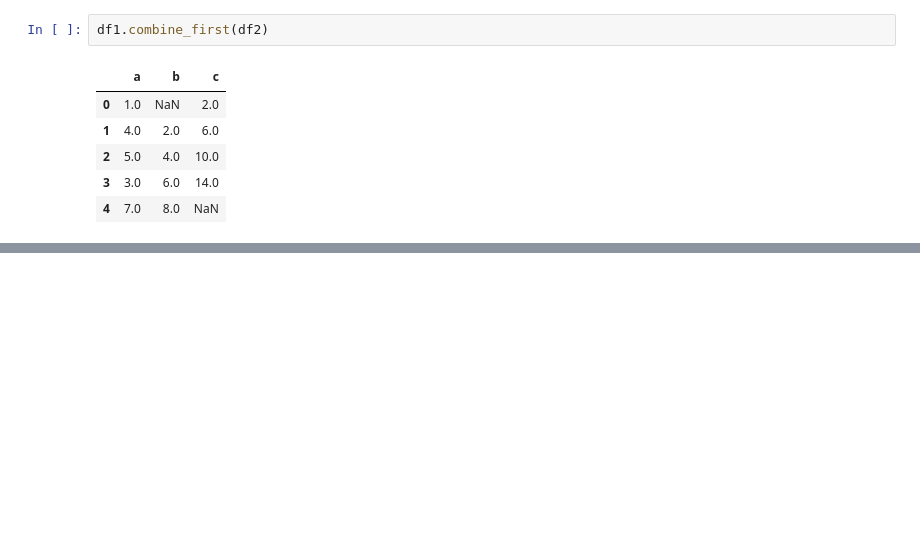
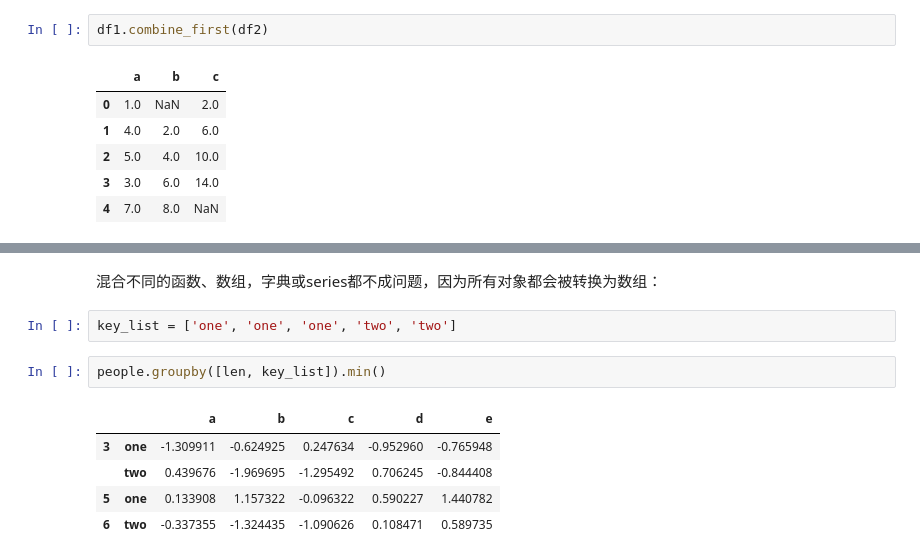
Before and after one commit to zzhhoubin/pydata, a Jupyter notebook: pandas.ipynb, the cells around one changed output, grey strips where cells are left out. Drawn from its saved outputs; the diff is of its cells as text; blank space fills up the shorter version.

```diff
--- a/pandas.ipynb
+++ b/pandas.ipynb
@@ -2030,0 +2263,12 @@ df1.combine_first(df2)
+# %% [markdown]
+混合不同的函数、数组，字典或series都不成问题，因为所有对象都会被转换为数组：
+# %%
+key_list = ['one', 'one', 'one', 'two', 'two']
+# %%
+people.groupby([len, key_list]).min()
+# %% [output]
+|  |  | a | b | c | d | e |
+| 3 | one | -1.309911 | -0.624925 | 0.247634 | -0.952960 | -0.765948 |
+|  | two | 0.439676 | -1.969695 | -1.295492 | 0.706245 | -0.844408 |
+| 5 | one | 0.133908 | 1.157322 | -0.096322 | 0.590227 | 1.440782 |
+| 6 | two | -0.337355 | -1.324435 | -1.090626 | 0.108471 | 0.589735 |
```
Also changed, not shown: parts of 79 cells of this notebook.
